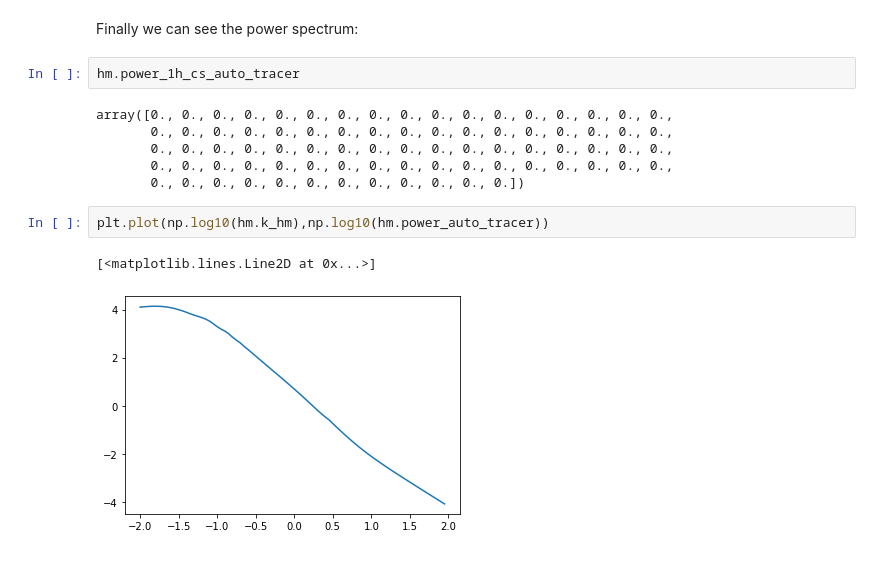
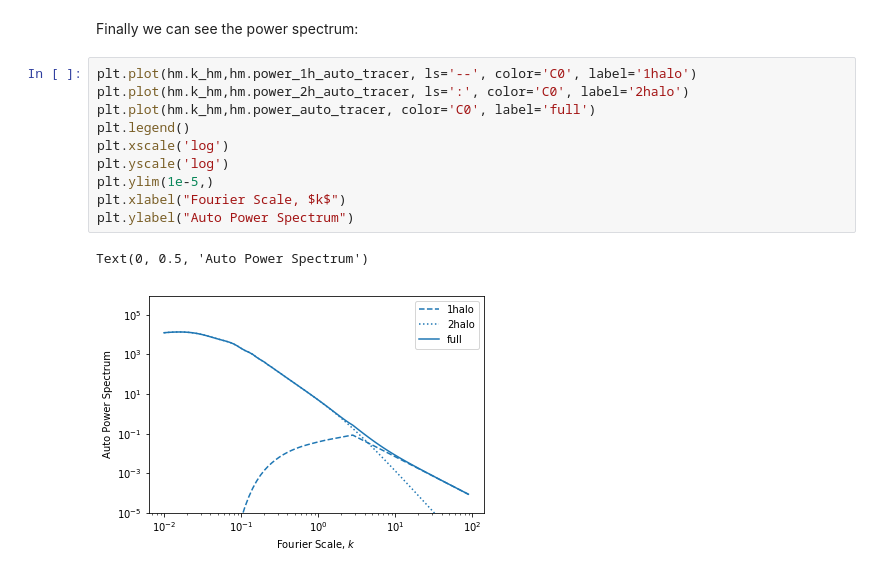
Before and after one commit to halomod/halomod, a Jupyter notebook: docs/examples/beyond_galaxy.ipynb, the cells around one changed output. Saved outputs shown, nothing was run; the diff lists cells and outputs as text.

```diff
--- a/docs/examples/beyond_galaxy.ipynb
+++ b/docs/examples/beyond_galaxy.ipynb
@@ -142,16 +151,16 @@ plt.plot(np.log10(hm.k_hm),hm.tracer_profile.u(hm.k_hm,m=1e12))
 You can see it's indeed around 0.1 Mpc$^{-1}$h
 # %% [markdown]
 Finally we can see the power spectrum:
-# %%
-hm.power_1h_cs_auto_tracer
-# %% [output]
-array([0., 0., 0., 0., 0., 0., 0., 0., 0., 0., 0., 0., 0., 0., 0., 0., 0.,
-       0., 0., 0., 0., 0., 0., 0., 0., 0., 0., 0., 0., 0., 0., 0., 0., 0.,
-       0., 0., 0., 0., 0., 0., 0., 0., 0., 0., 0., 0., 0., 0., 0., 0., 0.,
-       0., 0., 0., 0., 0., 0., 0., 0., 0., 0., 0., 0., 0., 0., 0., 0., 0.,
-       0., 0., 0., 0., 0., 0., 0., 0., 0., 0., 0., 0.])
-# %%
-plt.plot(np.log10(hm.k_hm),np.log10(hm.power_auto_tracer))
-# %% [output]
-[<matplotlib.lines.Line2D at 0x...>]
-[figure, removed]
+# %%
+plt.plot(hm.k_hm,hm.power_1h_auto_tracer, ls='--', color='C0', label='1halo')
+plt.plot(hm.k_hm,hm.power_2h_auto_tracer, ls=':', color='C0', label='2halo')
+plt.plot(hm.k_hm,hm.power_auto_tracer, color='C0', label='full')
+plt.legend()
+plt.xscale('log')
+plt.yscale('log')
+plt.ylim(1e-5,)
+plt.xlabel("Fourier Scale, $k$")
+plt.ylabel("Auto Power Spectrum")
+# %% [output]
+Text(0, 0.5, 'Auto Power Spectrum')
+[figure, added]
```
Also changed, not shown: parts of 20 cells of this notebook, 1 other file.
